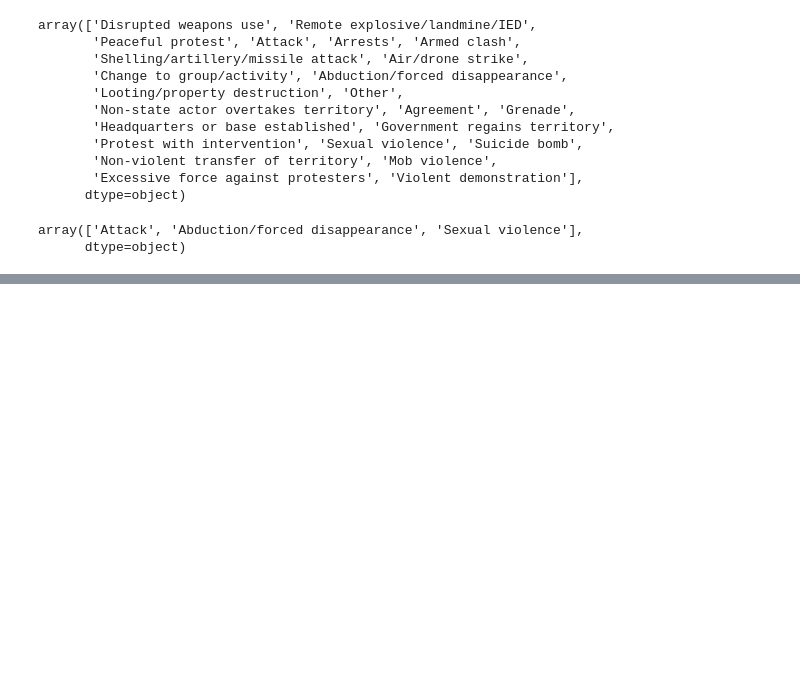
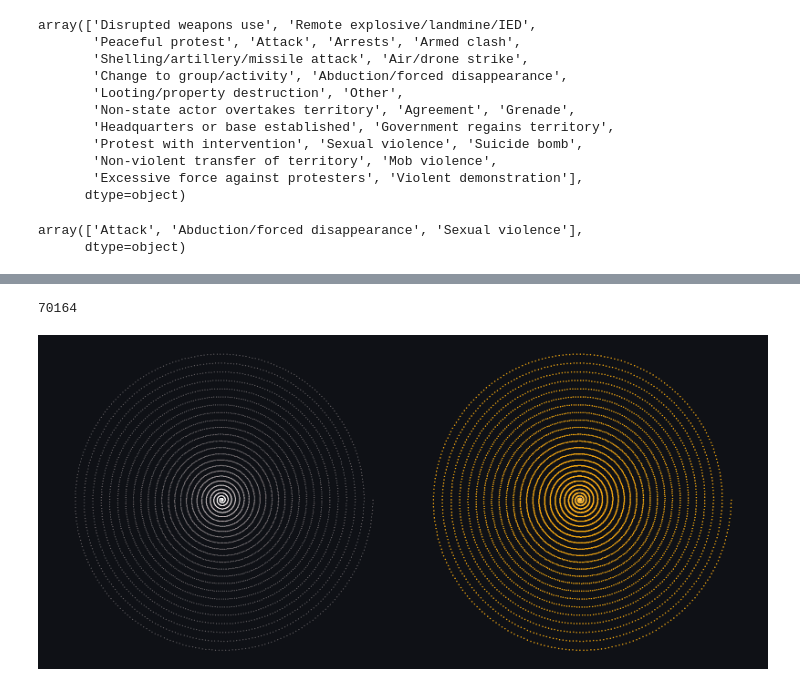
Before and after one commit to lukyrasocha/civillians-at-crossroads, a Jupyter notebook: final_project.ipynb, the cells around one changed output, grey strips where cells are left out. Cells and saved outputs as stored; diff of their text form; code cells hidden in the pictures; blank space fills up the shorter version.

```diff
--- a/final_project.ipynb
+++ b/final_project.ipynb
@@ -423,0 +497,47 @@ data[data["CIVILIAN_TARGETING"] == "Civilian targeting"]
+# %%
+# Total number of fatalities
+
+total_fatalities = data['FATALITIES'].sum()
+total_fatalities
+
+refugees = 6500000
+# %% [output]
+70164
+# %%
+import numpy as np
+import matplotlib.pyplot as plt
+
+def generate_spiral(n_points, rotations, max_radius):
+    theta = np.linspace(0, rotations * np.pi, n_points)
+    r = np.linspace(0, max_radius, n_points)**1.5  # The radius grows to make it more compact
+    x = r * np.cos(theta)
+    y = r * np.sin(theta)
+    return x, y
+
+def plot_dual_spirals(n_points1, rotations1, max_radius1, n_points2, rotations2, max_radius2, offset):
+    x1, y1 = generate_spiral(n_points1, rotations1, max_radius1)
+    x2, y2 = generate_spiral(n_points2, rotations2, max_radius2)
+
+    # Offset the second spiral
+    x2 += offset
+
+    plt.figure(figsize=(22, 10))  # Set the figure size
+    plt.scatter(x1, y1, s=0.1, c="red", edgecolors="white")  # Plot first spiral
+    plt.scatter(x2, y2, s=5, color='orange', marker="o", edgecolors="white", linewidths=0.05)  # Plot second spiral in red for contrast
+    plt.axis('off')  # Turn off the axis
+    plt.show()
+
+# Parameters for each spiral
+n_points1 = 7016
+rotations1 = 50
+max_radius1 = 40
+
+n_points2 = 6500
+rotations2 = 50
+max_radius2 = 40
+offset = 600 # Adjust this as needed to position the spirals next to each other
+
+# Plotting the dual spirals
+plot_dual_spirals(n_points1, rotations1, max_radius1, n_points2, rotations2, max_radius2, offset)
+# %% [output]
+[figure, added]
```
Also changed, not shown: parts of 10 cells of this notebook.
